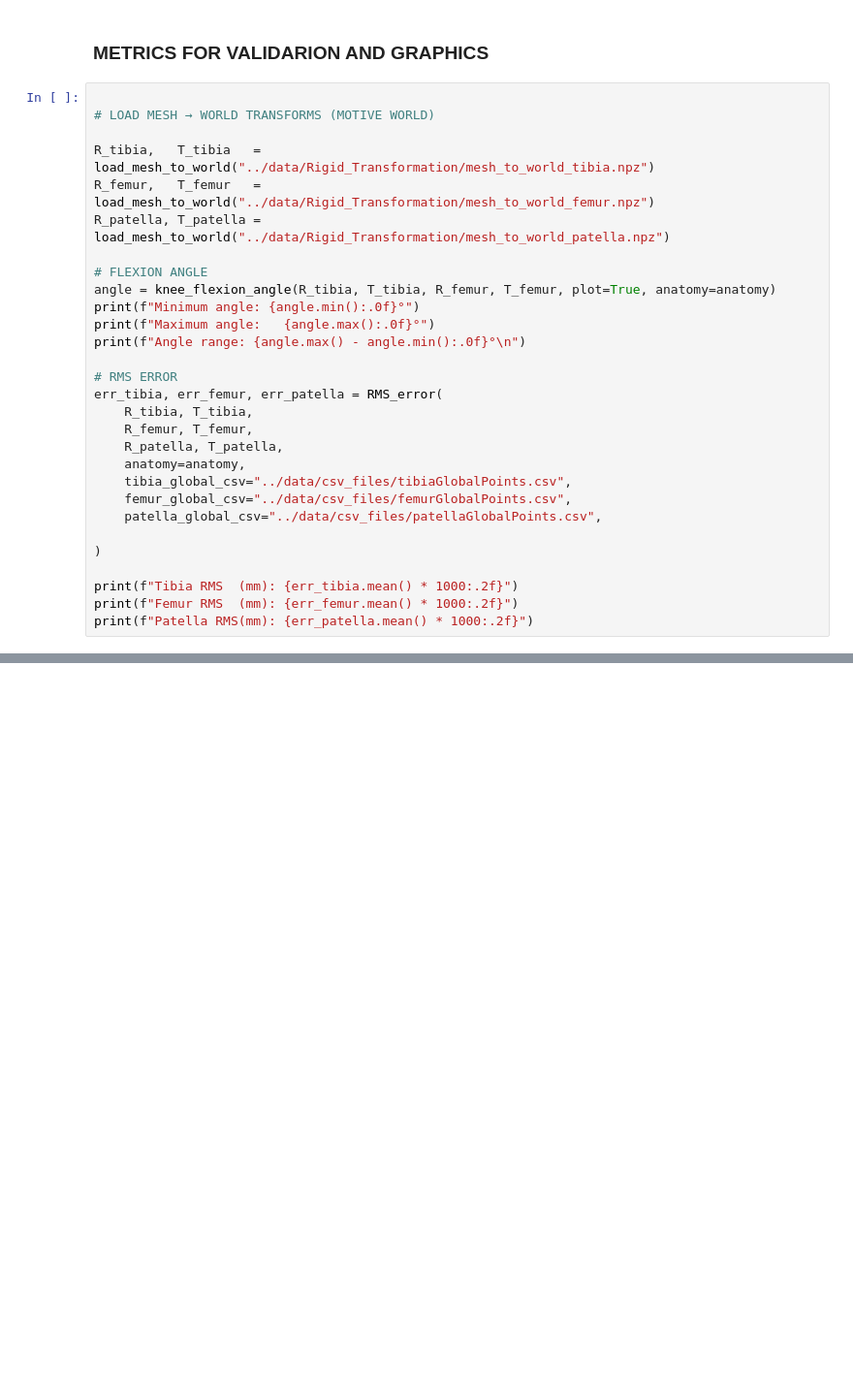
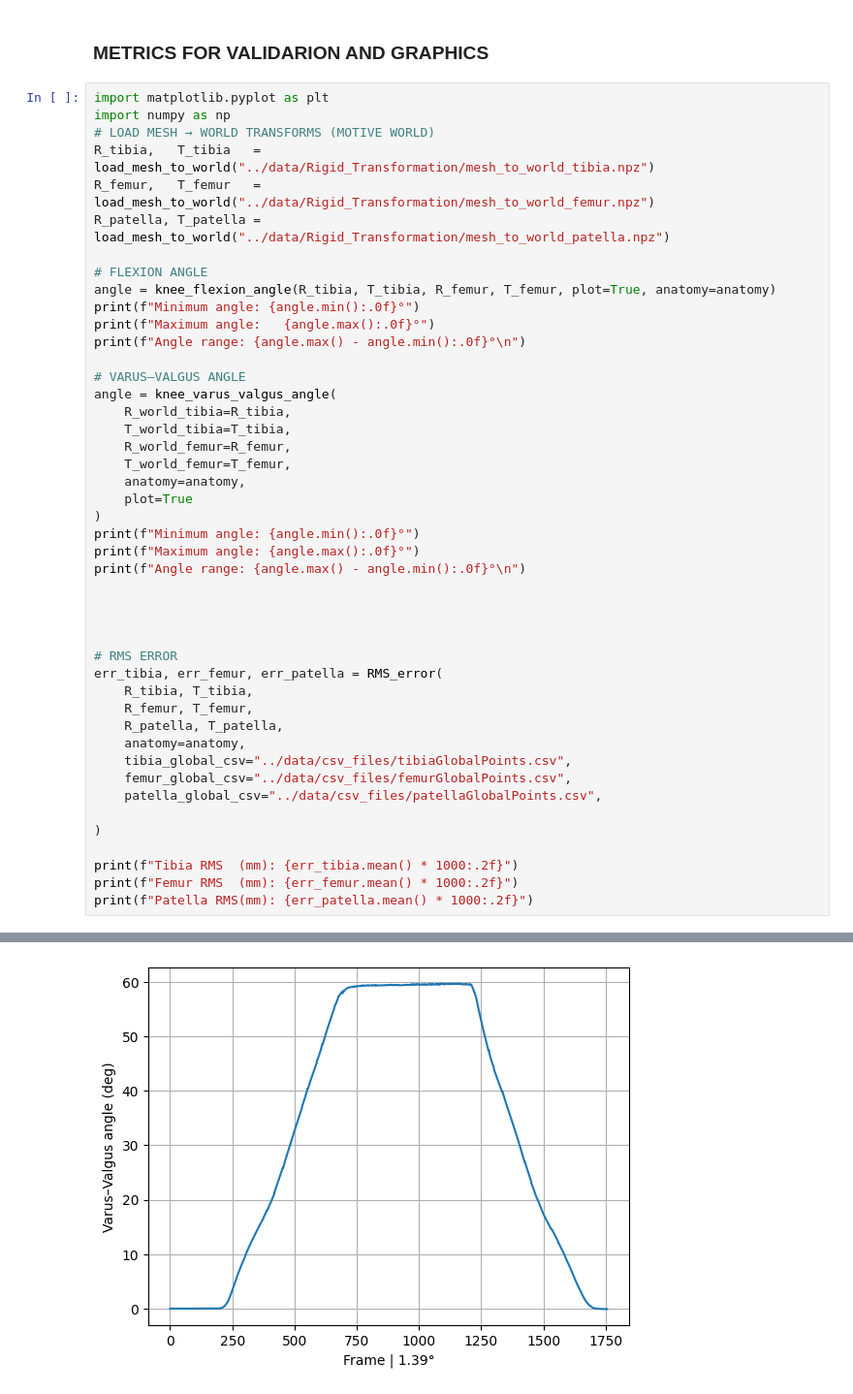
Before and after one commit to emile-kophi/KNEE-JOINT-KINEMATICS-SIMULATION, a Jupyter notebook: python/Motive_Unity_Pipeline.ipynb, the cells around one changed output, grey strips where cells are left out. Shown at 97% size. Cells and saved outputs as stored; diff of their text form; blank space fills up the shorter version.

Commit message:
add varus-valgus function

```diff
--- a/python/Motive_Unity_Pipeline.ipynb
+++ b/python/Motive_Unity_Pipeline.ipynb
@@ -130,9 +130,9 @@ Mesh → World pipeline completed successfully.
 # %% [markdown]
 ### **METRICS FOR VALIDARION AND GRAPHICS**
 # %%
-
+import matplotlib.pyplot as plt
+import numpy as np
 # LOAD MESH → WORLD TRANSFORMS (MOTIVE WORLD)
-
 R_tibia,   T_tibia   = load_mesh_to_world("../data/Rigid_Transformation/mesh_to_world_tibia.npz")
 R_femur,   T_femur   = load_mesh_to_world("../data/Rigid_Transformation/mesh_to_world_femur.npz")
 R_patella, T_patella = load_mesh_to_world("../data/Rigid_Transformation/mesh_to_world_patella.npz")
@@ -142,6 +142,22 @@ angle = knee_flexion_angle(R_tibia, T_tibia, R_femur, T_femur, plot=True, anatom
 print(f"Minimum angle: {angle.min():.0f}°")
 print(f"Maximum angle:   {angle.max():.0f}°")
 print(f"Angle range: {angle.max() - angle.min():.0f}°\n")
+
+# VARUS–VALGUS ANGLE
+angle = knee_varus_valgus_angle(
+    R_world_tibia=R_tibia,
+    T_world_tibia=T_tibia,
+    R_world_femur=R_femur,
+    T_world_femur=T_femur,
+    anatomy=anatomy,
+    plot=True
+)
+print(f"Minimum angle: {angle.min():.0f}°")
+print(f"Maximum angle: {angle.max():.0f}°")
+print(f"Angle range: {angle.max() - angle.min():.0f}°\n")
+
+
+
 
 # RMS ERROR
 err_tibia, err_femur, err_patella = RMS_error(
@@ -169,0 +182 @@ Patella RMS(mm): 2.28
+[figure, added]
```
Also changed, not shown: parts of 2 cells of this notebook, 10 other files.
